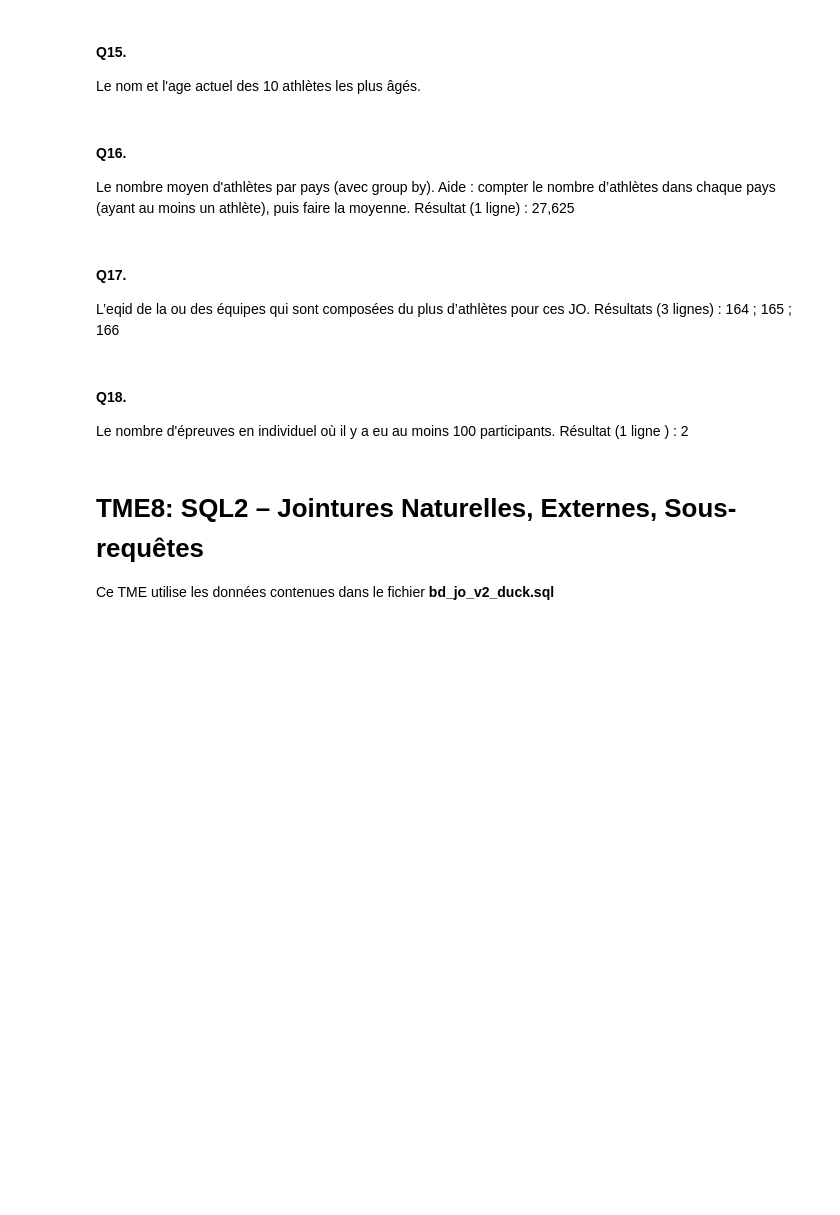
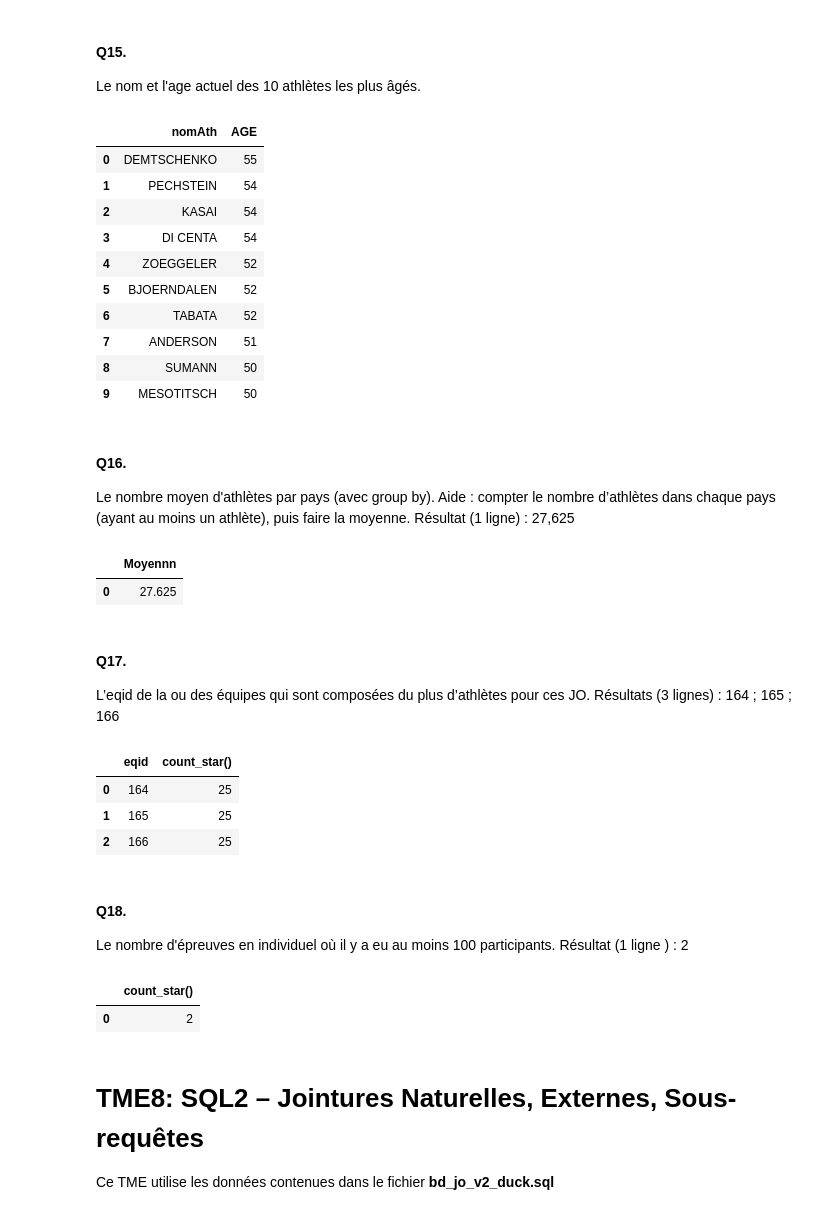
Before and after one commit to A-Aboo/UL2IN0019, a Jupyter notebook: TME 8 Compléments SQL-20260423/TD_TP_8_ETUDIANTS.ipynb, the cells around one changed output. Saved outputs shown, nothing was run; the diff lists cells and outputs as text; code cells hidden in the pictures; blank space fills up the shorter version.

```diff
--- a/TME 8 Compléments SQL-20260423/TD_TP_8_ETUDIANTS.ipynb
+++ b/TME 8 Compléments SQL-20260423/TD_TP_8_ETUDIANTS.ipynb
@@ -505,38 +554,83 @@ db.execute(query).df()
 Le nom et l'age actuel des 10 athlètes les plus âgés.
 # %%
 query="""
-
+select a.nomath , year (current_date) - year(a.datenaissance) as AGE
+from athlete a
+order by a.datenaissance asc
+limit 10
 """
 db.execute(query).df()
+# %% [output]
+|  | nomAth | AGE |
+| 0 | DEMTSCHENKO | 55 |
+| 1 | PECHSTEIN | 54 |
+| 2 | KASAI | 54 |
+| 3 | DI CENTA | 54 |
+| 4 | ZOEGGELER | 52 |
+| 5 | BJOERNDALEN | 52 |
+| 6 | TABATA | 52 |
+| 7 | ANDERSON | 51 |
+| 8 | SUMANN | 50 |
+| 9 | MESOTITSCH | 50 |
 # %% [markdown]
 #### **Q16**.
 Le nombre moyen d'athlètes par pays (avec group by). Aide : compter le nombre
 d’athlètes dans chaque pays (ayant au moins un athlète), puis faire la moyenne. Résultat (1 ligne) : 27,625
 # %%
 query="""
+select avg(t.x) as Moyennn
+from (select count (*) as x
+      from athlete a
+      group by a.codepays ) t
 
 """
 
 db.execute(query).df()
+# %% [output]
+|  | Moyennn |
+| 0 | 27.625 |
 # %% [markdown]
 #### **Q17**.
 L’eqid de la ou des équipes qui sont composées du plus d’athlètes pour ces JO.
  Résultats (3 lignes) : 164 ; 165 ; 166
 # %%
 query="""
+
+select a.eqid , count (*)
+from athletesequipe a
+group by a.eqid
+having count(*) = (select  max(t.nb)
+
+                from ( select count (*) as nb
+                from athletesequipe aq
+                group by aq.eqid ) t
+)
 
 """
 
 db.execute(query).df()
+# %% [output]
+|  | eqid | count_star() |
+| 0 | 164 | 25 |
+| 1 | 165 | 25 |
+| 2 | 166 | 25 |
 # %% [markdown]
 #### **Q18**.
 Le nombre d'épreuves en individuel où il y a eu au moins 100 participants. Résultat (1 ligne ) : 2
 # %%
 query="""
+select count(*)
+from ( select distinct r.epid
+    from   rangindividuel r
+    group by r.epid
+    having count(*) >= 100 )
 
 """
 
 db.execute(query).df()
+# %% [output]
+|  | count_star() |
+| 0 | 2 |
 # %% [markdown]
 # TME8: SQL2 – Jointures Naturelles, Externes, Sous-requêtes
 
```
Also changed, not shown: parts of 3 cells of this notebook.
